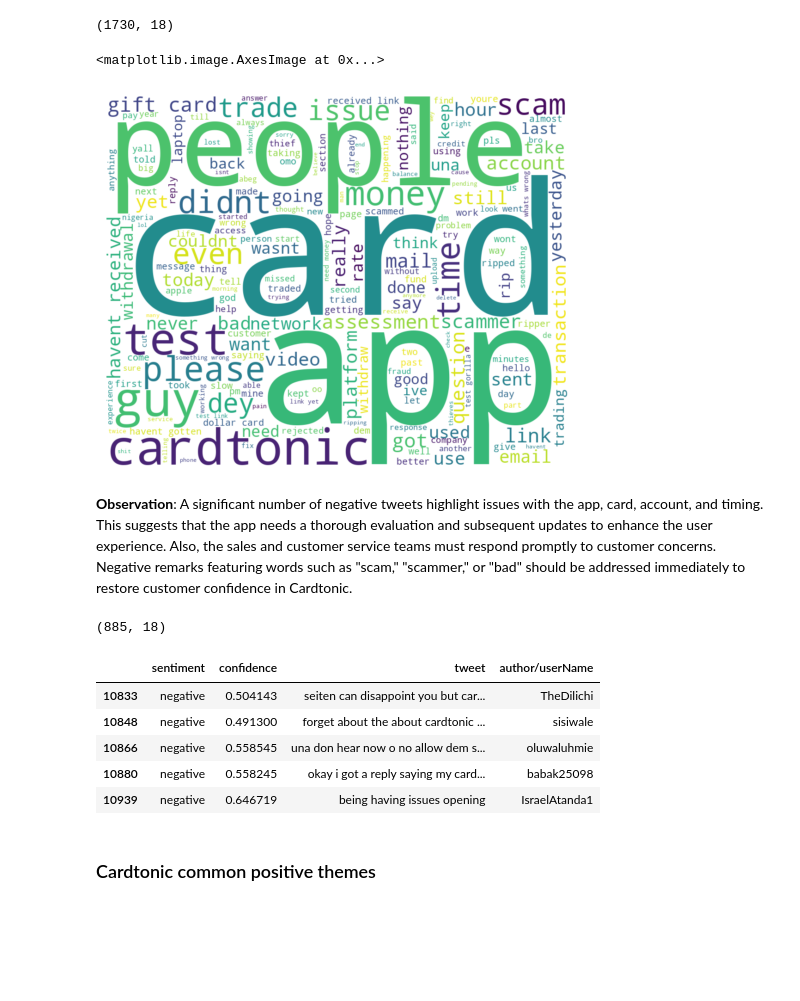
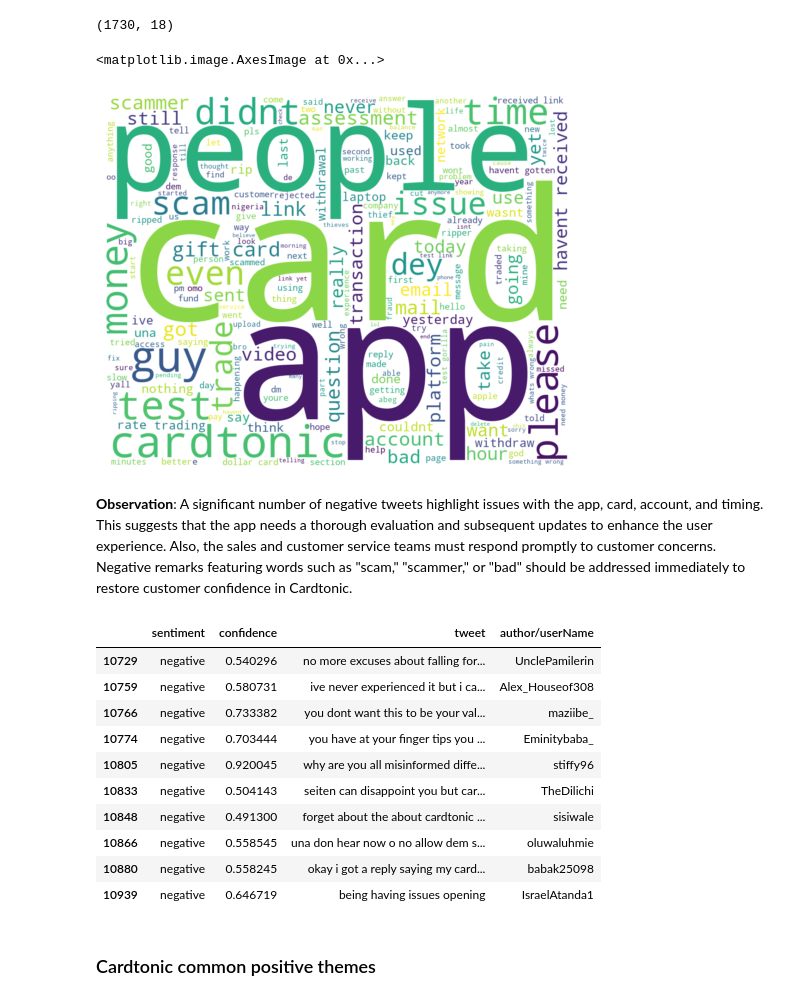
Before and after one commit to Anelawrence/Twitter-Sentiment-Analysis-Virtual-Cards, a Jupyter notebook: cardtonic_twitter_sentiment_analysis.ipynb, the cells around one changed output. Drawn from its saved outputs; the diff is of its cells as text; code cells hidden in the pictures; blank space fills up the shorter version.

Commit message:
Virtual Cards sentiment analysis

```diff
--- a/cardtonic_twitter_sentiment_analysis.ipynb
+++ b/cardtonic_twitter_sentiment_analysis.ipynb
@@ -282,5 +271,5 @@ tweets_df[['date', 'sentiment', 'confidence', 'polarity','tweet']].head()
 # %% [markdown]
 ## Data Visualization and Exploratory
 # %%
-tweets_df = pd.read_csv('analyzed_tweets.csv')
+tweets_df = pd.read_csv('/home/anelawrence/cardtonic_data/analyzed_tweets.csv')
 # %%
@@ -379,0 +370,23 @@ plt.show()
+# %%
+# Group by month using the dt.to_period accessor and count tweets
+monthly_counts = tweets_df.groupby(tweets_df['date'].dt.to_period('M')).size().reset_index(name='count')
+
+# Set up the seaborn style and figure size
+sns.set(style="whitegrid")
+plt.figure(figsize=(12,6))
+
+# Create the barplot
+sns.barplot(x="date", y="count", data=monthly_counts, palette="viridis")
+
+# Rotate x-axis labels for better readability
+plt.xticks(rotation=90)
+plt.xlabel("Month")
+plt.ylabel("Tweet Count")
+plt.title("Monthly Tweet Count (2020-2025)")
+
+plt.tight_layout()
+
+# Save the image
+plt.savefig("monthly_tweet_count.png", dpi=300)
+
+plt.show()
@@ -399,22 +427,18 @@ negative_df.shape
 (1730, 18)
 # %%
 #Creating the text variable
-text = " ".join(i for i in negative_df.cleaned_words)
+text = " ".join(i for i in negative_df.cleaned_words.astype(str))
 
 wc = WordCloud(width = 1000, height = 800, background_color = "white").generate(text)
 
 #Remove axis and display the data as image
 plt.axis("off")
 plt.imshow(wc, interpolation = "bilinear")
 # %% [output]
 <matplotlib.image.AxesImage at 0x...>
-[figure, old version]
+[figure, new version]
 # %% [markdown]
 **Observation**: A significant number of negative tweets highlight issues with the app, card, account, and timing. This suggests that the app needs a thorough evaluation and subsequent updates to enhance the user experience. Also, the sales and customer service teams must respond promptly to customer concerns. Negative remarks featuring words such as "scam," "scammer," or "bad" should be addressed immediately to restore customer confidence in Cardtonic.
-# %%
-tweets.shape
-# %% [output]
-(885, 18)
 # %%
 # List of keywords to filter out
 keywords = ['app', 'card', 'issue', 'time', 'scam', 'scammer', 'people', 'bad', 'test', 'cardtonic', 'gift card', 'trade']
@@ -423,9 +447,14 @@ keywords = ['app', 'card', 'issue', 'time', 'scam', 'scammer', 'people', 'bad',
 pattern = '|'.join(keywords)
 
 tweets = negative_df[negative_df['tweet'].str.contains(pattern, case=False, na=False)]
-tweets[['sentiment','confidence','tweet', 'author/userName']].tail()
+tweets[['sentiment','confidence','tweet', 'author/userName']].tail(10)
 # %% [output]
 |  | sentiment | confidence | tweet | author/userName |
+| 10729 | negative | 0.540296 | no more excuses about falling for... | UnclePamilerin |
+| 10759 | negative | 0.580731 | ive never experienced it but i ca... | Alex_Houseof308 |
+| 10766 | negative | 0.733382 | you dont want this to be your val... | maziibe_ |
+| 10774 | negative | 0.703444 | you have at your finger tips you ... | Eminitybaba_ |
+| 10805 | negative | 0.920045 | why are you all misinformed diffe... | stiffy96 |
 | 10833 | negative | 0.504143 | seiten can disappoint you but car... | TheDilichi |
 | 10848 | negative | 0.491300 | forget about the about cardtonic ... | sisiwale |
 | 10866 | negative | 0.558545 | una don hear now o no allow dem s... | oluwaluhmie |
```
Also changed, not shown: parts of 15 cells of this notebook, 16 other files.
